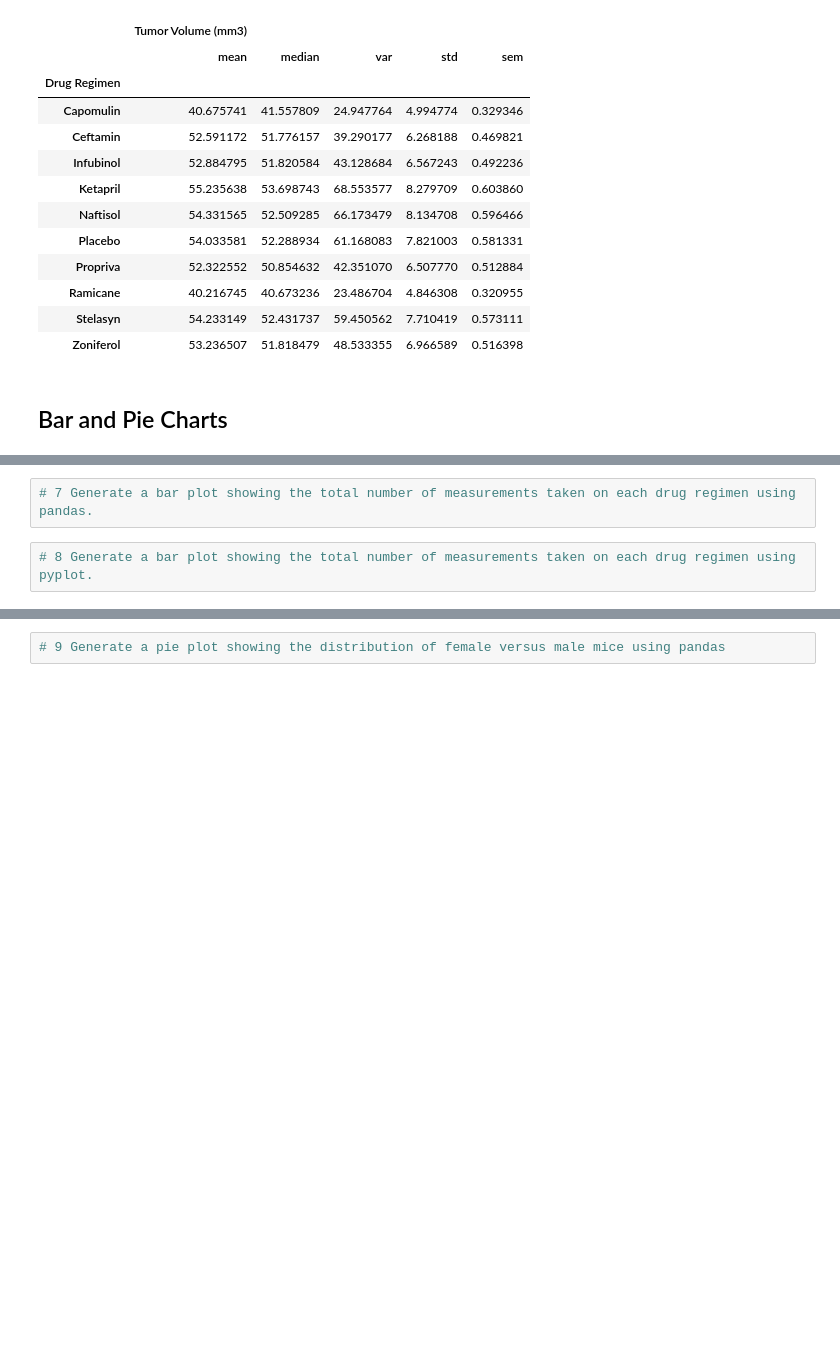
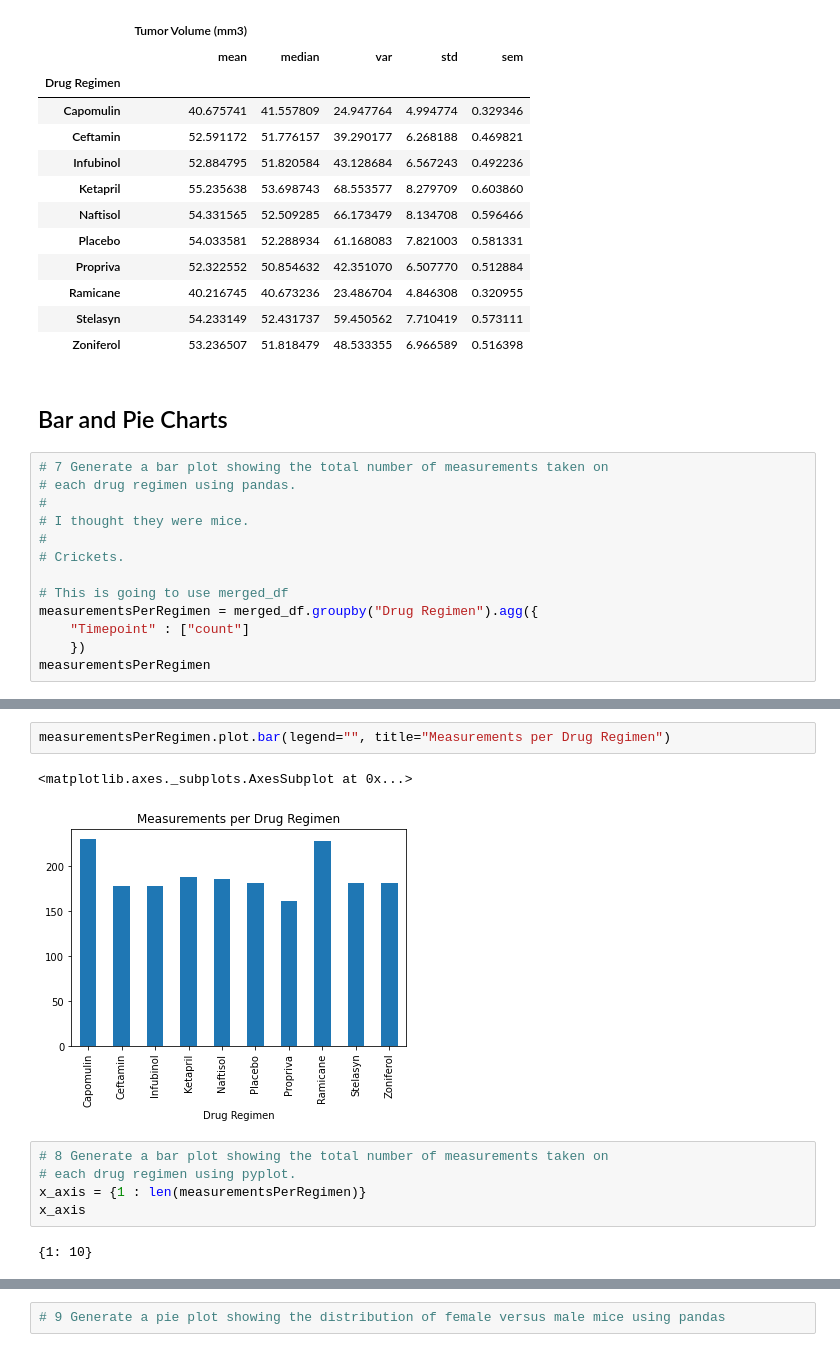
Before and after one commit to papadiscobravo/Pymeceutical-challenge-2, a Jupyter notebook: homework/assignment05/pymaceuticals_starter.ipynb, the cells around one changed output, grey strips where cells are left out. Cells and saved outputs as stored; diff of their text form; blank space fills up the shorter version.

Commit message:
starting graphs

```diff
--- a/homework/assignment05/pymaceuticals_starter.ipynb
+++ b/homework/assignment05/pymaceuticals_starter.ipynb
@@ -280,3 +288,16 @@ summary_df_concise
 | Zoniferol | 53.236507 | 51.818479 | 48.533355 | 6.966589 | 0.516398 |
 # %% [markdown]
 ## Bar and Pie Charts
+# %%
+# 7 Generate a bar plot showing the total number of measurements taken on
+# each drug regimen using pandas.
+#
+# I thought they were mice.
+#
+# Crickets.
+
+# This is going to use merged_df
+measurementsPerRegimen = merged_df.groupby("Drug Regimen").agg({
+    "Timepoint" : ["count"]
+    })
+measurementsPerRegimen
@@ -283,4 +318,12 @@ summary_df_concise
+# %%
+measurementsPerRegimen.plot.bar(legend="", title="Measurements per Drug Regimen")
+# %% [output]
+<matplotlib.axes._subplots.AxesSubplot at 0x...>
+[figure, added]
 # %%
-# 7 Generate a bar plot showing the total number of measurements taken on each drug regimen using pandas.
+# 8 Generate a bar plot showing the total number of measurements taken on
+# each drug regimen using pyplot.
+x_axis = {1 : len(measurementsPerRegimen)}
+x_axis
+# %% [output]
+{1: 10}
-# %%
-# 8 Generate a bar plot showing the total number of measurements taken on each drug regimen using pyplot.
```
Also changed, not shown: parts of 5 cells of this notebook.
